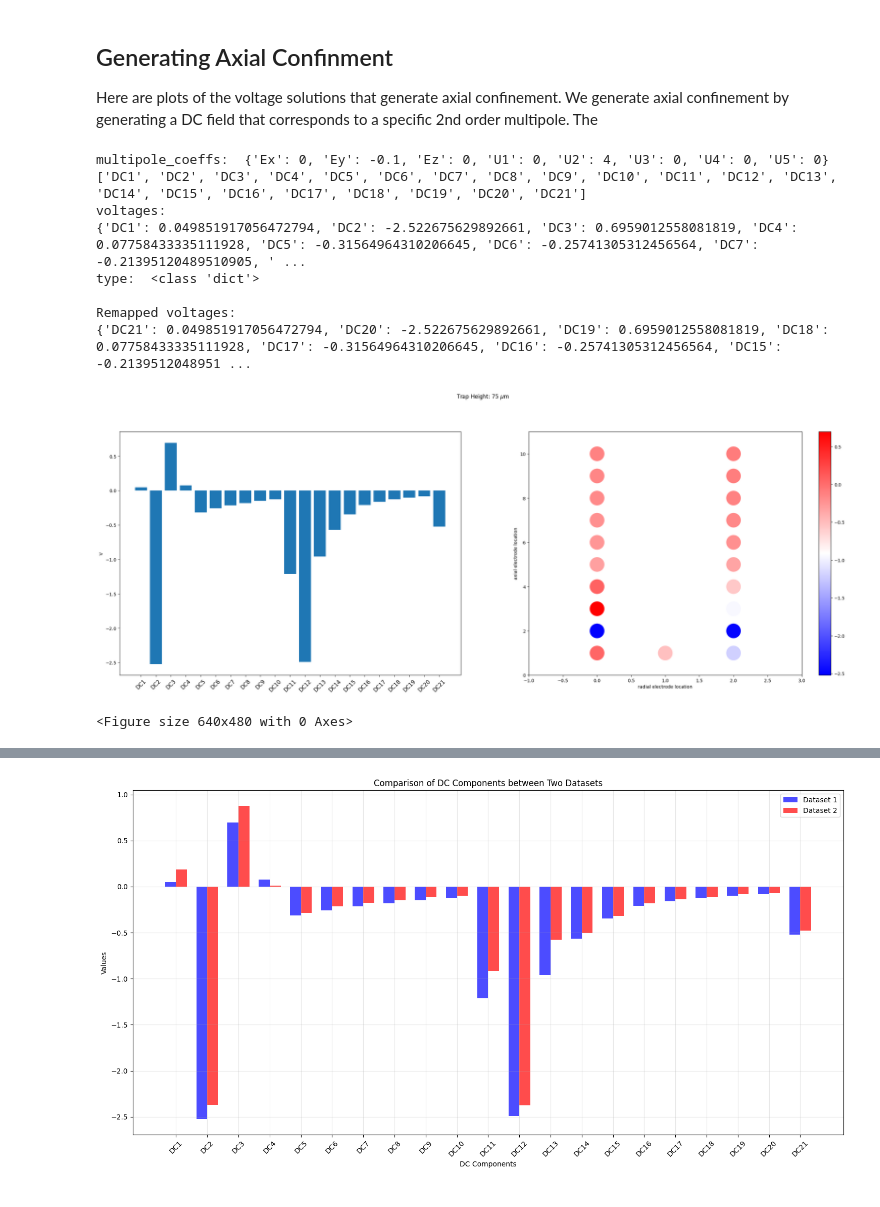
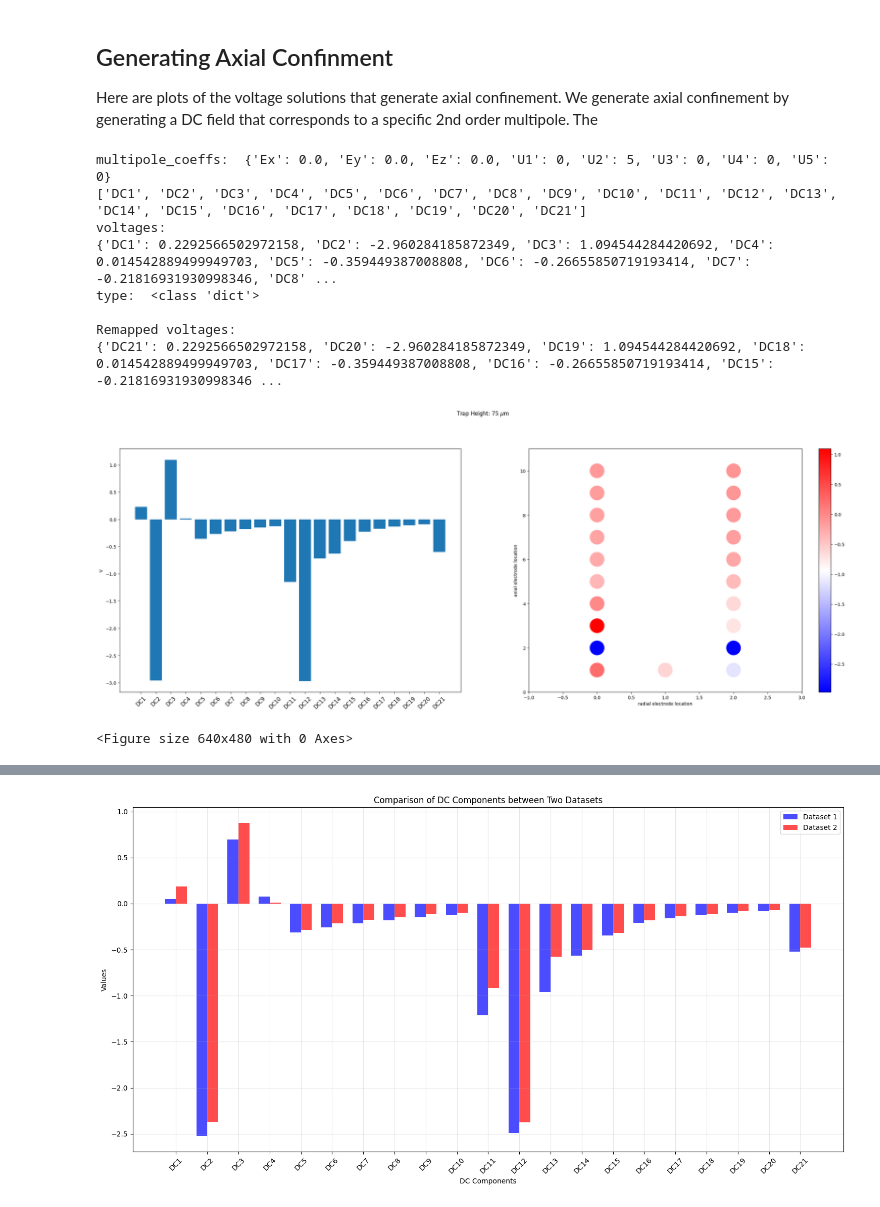
Before and after one commit to HaeffnerLab/integrated_photonics_bem, a Jupyter notebook: examples/Integrated_photonics/III_Multipole_Expansion.ipynb, the cells around one changed output, grey strips where cells are left out. Saved outputs shown, nothing was run; the diff lists cells and outputs as text; code cells hidden in the pictures.

```diff
--- a/examples/Integrated_photonics/III_Multipole_Expansion.ipynb
+++ b/examples/Integrated_photonics/III_Multipole_Expansion.ipynb
@@ -472,10 +472,10 @@ def plot_muls(s,xl,zl,roi,height, **multipoles): # ey, ez, ex, u3, u2, u5, u1, u
 
 voltages = plot_muls(s,xl,zl,roi,
                      height = yl*1e3,
-                     ez=0,
-                     ex=0,
-                     ey=-0.1,
-                     u2=4,
+                     ez=0.0,
+                     ex=0.0,
+                     ey=0.0,
+                     u2=5,
                      u5=0,
                      u1=0,
                      u3=0,
@@ -494,35 +494,35 @@ voltage_mapping = {
     "DC8": "DC14",
     "DC9": "DC13",
     "DC10": "DC12",
     "DC11": "DC10",
     "DC12": "DC9",
     "DC13": "DC8",
     "DC14": "DC7",
     "DC15": "DC6",
     "DC16": "DC5",
     "DC17": "DC4",
     "DC18": "DC3",
     "DC19": "DC2",
     "DC20": "DC1",
     "DC21": "DC11",
 }
 
 # Remap the voltages dictionary keys using voltage_mapping
 remapped_voltages = {voltage_mapping.get(k, k): v for k, v in voltages.items()}
 print(f"\nRemapped voltages: \n{remapped_voltages}")
 
 fig.canvas.draw()
 fig.tight_layout(pad=1)
 fig = plt.figure()
 plt.show()
 # %% [output]
-multipole_coeffs:  {'Ex': 0, 'Ey': -0.1, 'Ez': 0, 'U1': 0, 'U2': 4, 'U3': 0, 'U4': 0, 'U5': 0}
+multipole_coeffs:  {'Ex': 0.0, 'Ey': 0.0, 'Ez': 0.0, 'U1': 0, 'U2': 5, 'U3': 0, 'U4': 0, 'U5': 0}
 ['DC1', 'DC2', 'DC3', 'DC4', 'DC5', 'DC6', 'DC7', 'DC8', 'DC9', 'DC10', 'DC11', 'DC12', 'DC13', 'DC14', 'DC15', 'DC16', 'DC17', 'DC18', 'DC19', 'DC20', 'DC21']
 voltages:
-{'DC1': 0.049851917056472794, 'DC2': -2.522675629892661, 'DC3': 0.6959012558081819, 'DC4': 0.07758433335111928, 'DC5': -0.31564964310206645, 'DC6': -0.25741305312456564, 'DC7': -0.21395120489510905, ' ...
+{'DC1': 0.2292566502972158, 'DC2': -2.960284185872349, 'DC3': 1.094544284420692, 'DC4': 0.014542889499949703, 'DC5': -0.359449387008808, 'DC6': -0.26655850719193414, 'DC7': -0.21816931930998346, 'DC8' ...
 type:  <class 'dict'>
 
 Remapped voltages:
-{'DC21': 0.049851917056472794, 'DC20': -2.522675629892661, 'DC19': 0.6959012558081819, 'DC18': 0.07758433335111928, 'DC17': -0.31564964310206645, 'DC16': -0.25741305312456564, 'DC15': -0.2139512048951 ...
+{'DC21': 0.2292566502972158, 'DC20': -2.960284185872349, 'DC19': 1.094544284420692, 'DC18': 0.014542889499949703, 'DC17': -0.359449387008808, 'DC16': -0.26655850719193414, 'DC15': -0.21816931930998346 ...
-[figure, old version]
+[figure, new version]
 <Figure size 640x480 with 0 Axes>
```
Also changed, not shown: parts of 1 cell of this notebook.
